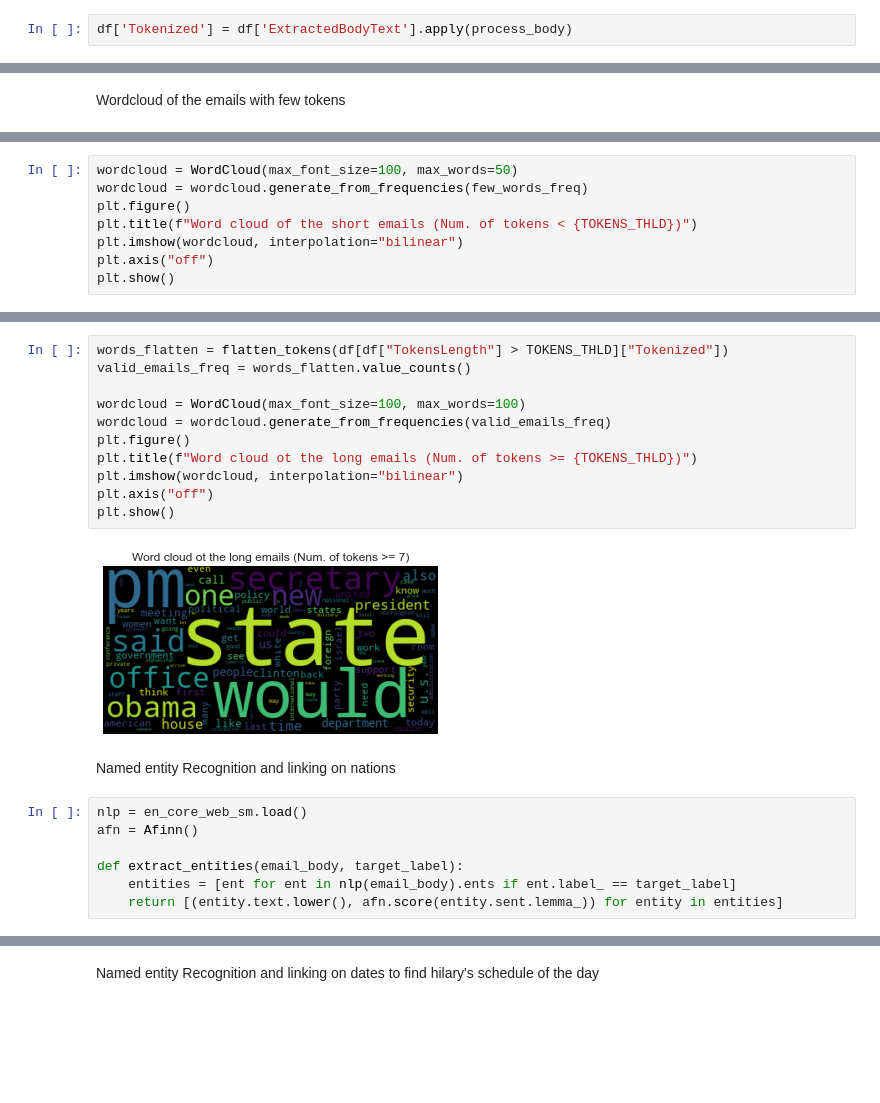
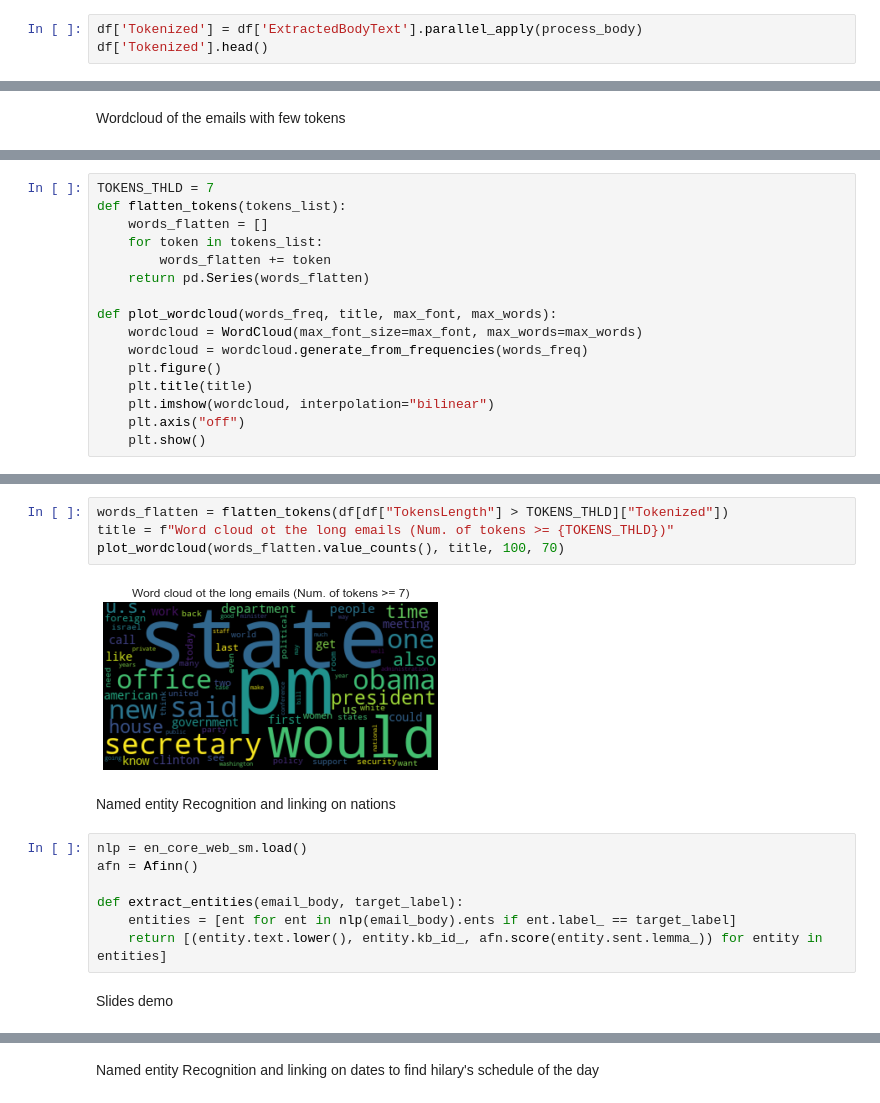
Before and after one commit to gianlucagiudice/hillary-clinton-leaked-emails, a Jupyter notebook: preprocess.ipynb, the cells around one changed output, grey strips where cells are left out. Drawn from its saved outputs; the diff is of its cells as text; blank space fills up the shorter version.

```diff
--- a/preprocess.ipynb
+++ b/preprocess.ipynb
@@ -159,4 +163,5 @@ def process_body(body):
     tokenized = tokenize_body(body)
     return tokenized
 # %%
-df['Tokenized'] = df['ExtractedBodyText'].apply(process_body)
+df['Tokenized'] = df['ExtractedBodyText'].parallel_apply(process_body)
+df['Tokenized'].head()
@@ -194,8 +200,16 @@ few_words_freq = words_flatten.value_counts()
 # %%
-wordcloud = WordCloud(max_font_size=100, max_words=50)
-wordcloud = wordcloud.generate_from_frequencies(few_words_freq)
-plt.figure()
-plt.title(f"Word cloud of the short emails (Num. of tokens < {TOKENS_THLD})")
-plt.imshow(wordcloud, interpolation="bilinear")
-plt.axis("off")
-plt.show()
+TOKENS_THLD = 7
+def flatten_tokens(tokens_list):
+    words_flatten = []
+    for token in tokens_list:
+        words_flatten += token
+    return pd.Series(words_flatten)
+
+def plot_wordcloud(words_freq, title, max_font, max_words):
+    wordcloud = WordCloud(max_font_size=max_font, max_words=max_words)
+    wordcloud = wordcloud.generate_from_frequencies(words_freq)
+    plt.figure()
+    plt.title(title)
+    plt.imshow(wordcloud, interpolation="bilinear")
+    plt.axis("off")
+    plt.show()
@@ -206,16 +222,9 @@ Analyze the valid emails
 # %%
 words_flatten = flatten_tokens(df[df["TokensLength"] > TOKENS_THLD]["Tokenized"])
-valid_emails_freq = words_flatten.value_counts()
-
-wordcloud = WordCloud(max_font_size=100, max_words=100)
-wordcloud = wordcloud.generate_from_frequencies(valid_emails_freq)
-plt.figure()
-plt.title(f"Word cloud ot the long emails (Num. of tokens >= {TOKENS_THLD})")
-plt.imshow(wordcloud, interpolation="bilinear")
-plt.axis("off")
-plt.show()
+title = f"Word cloud ot the long emails (Num. of tokens >= {TOKENS_THLD})"
+plot_wordcloud(words_flatten.value_counts(), title, 100, 70)
 # %% [output]
-[figure, old version]
+[figure, new version]
 # %% [markdown]
 Named entity Recognition and linking on nations
 # %%
@@ -224,4 +233,6 @@ afn = Afinn()
 
 def extract_entities(email_body, target_label):
     entities = [ent for ent in nlp(email_body).ents if ent.label_ == target_label]
-    return [(entity.text.lower(), afn.score(entity.sent.lemma_)) for entity in entities]
+    return [(entity.text.lower(), entity.kb_id_, afn.score(entity.sent.lemma_)) for entity in entities]
+# %% [markdown]
+Slides demo
```
Also changed, not shown: parts of 20 cells of this notebook.
